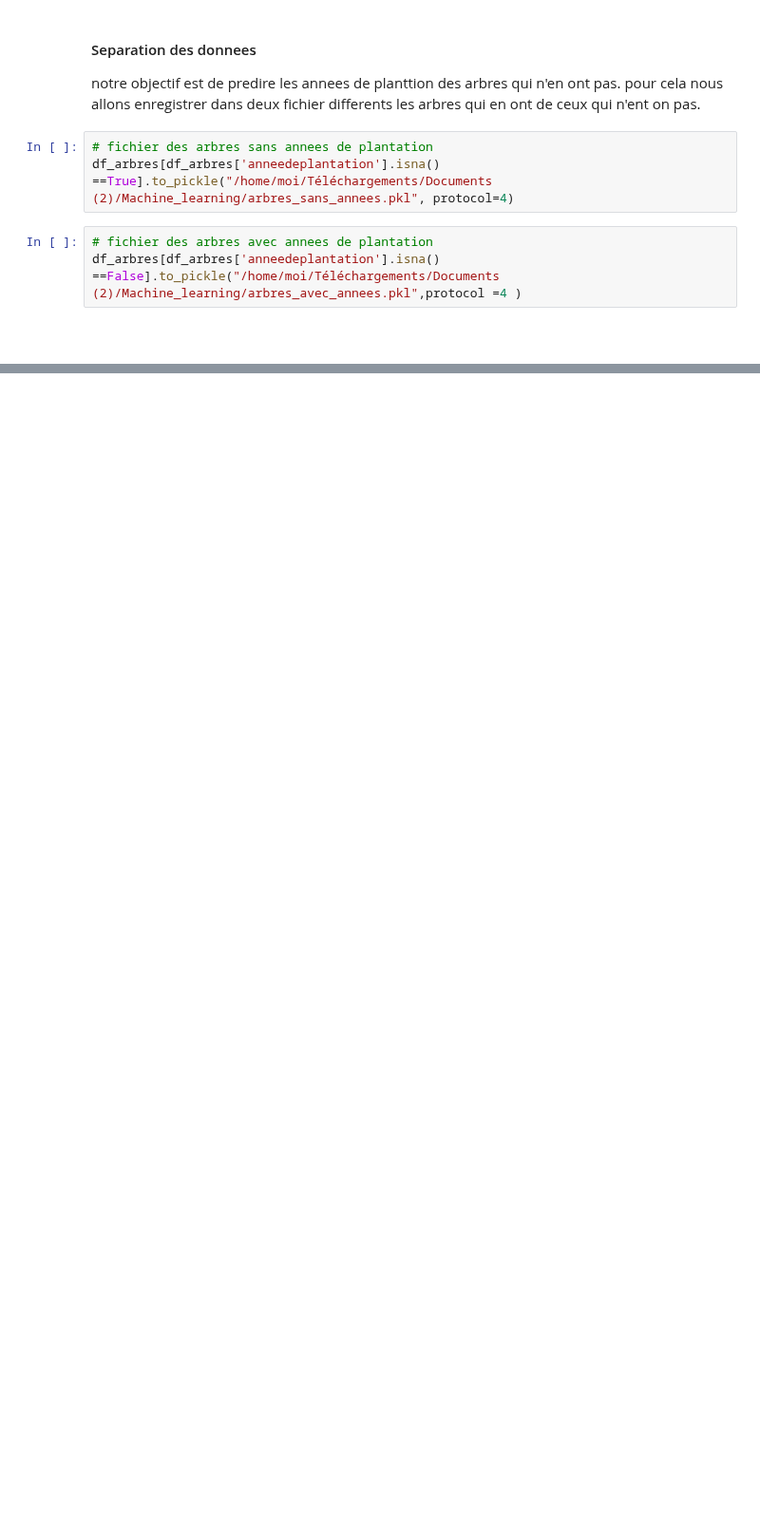
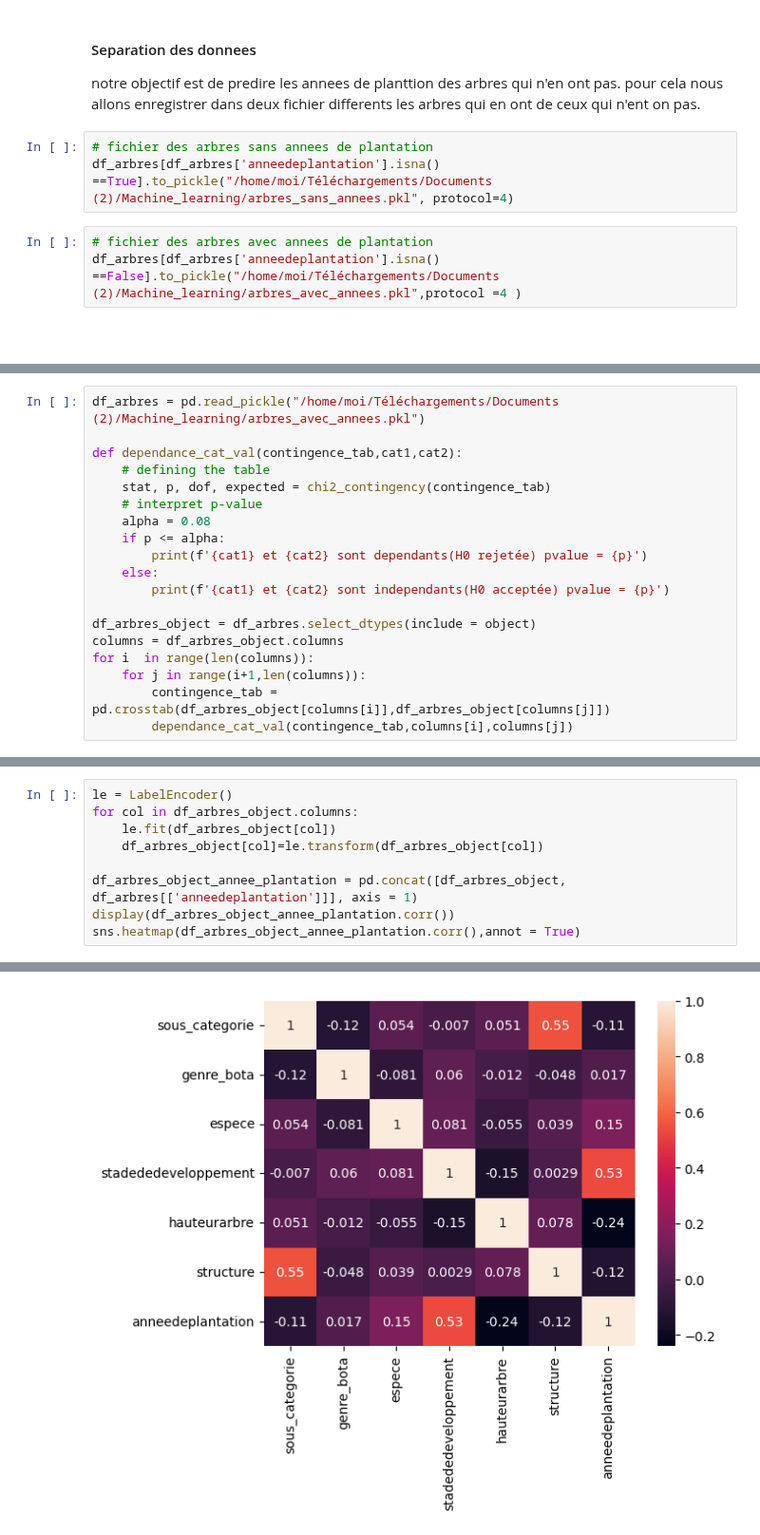
Before and after one commit to fabricepaka/Machine_learning, a Jupyter notebook: Predictions_annees_plantations_arbres_Grenoble/Modele_prediction_arbres_Grenoble.ipynb, the cells around one changed output, grey strips where cells are left out. Shown at 95% size. Drawn from its saved outputs; the diff is of its cells as text; blank space fills up the shorter version.

Commit message:
Debut de la modelisation machine learning

```diff
--- a/Predictions_annees_plantations_arbres_Grenoble/Modele_prediction_arbres_Grenoble.ipynb
+++ b/Predictions_annees_plantations_arbres_Grenoble/Modele_prediction_arbres_Grenoble.ipynb
@@ -234,0 +258,19 @@ df_arbres[df_arbres['anneedeplantation'].isna() ==False].to_pickle("/home/moi/T
+# %%
+df_arbres = pd.read_pickle("/home/moi/Téléchargements/Documents (2)/Machine_learning/arbres_avec_annees.pkl")
+
+def dependance_cat_val(contingence_tab,cat1,cat2):
+    # defining the table
+    stat, p, dof, expected = chi2_contingency(contingence_tab)
+    # interpret p-value
+    alpha = 0.08
+    if p <= alpha:
+	    print(f'{cat1} et {cat2} sont dependants(H0 rejetée) pvalue = {p}')
+    else:
+    	print(f'{cat1} et {cat2} sont independants(H0 acceptée) pvalue = {p}')
+
+df_arbres_object = df_arbres.select_dtypes(include = object)
+columns = df_arbres_object.columns
+for i  in range(len(columns)):
+    for j in range(i+1,len(columns)):
+        contingence_tab = pd.crosstab(df_arbres_object[columns[i]],df_arbres_object[columns[j]])
+        dependance_cat_val(contingence_tab,columns[i],columns[j])
@@ -234,0 +297,10 @@ df_arbres[df_arbres['anneedeplantation'].isna() ==False].to_pickle("/home/moi/T
+# %%
+le = LabelEncoder()
+for col in df_arbres_object.columns:
+    le.fit(df_arbres_object[col])
+    df_arbres_object[col]=le.transform(df_arbres_object[col])
+
+df_arbres_object_annee_plantation = pd.concat([df_arbres_object, df_arbres[['anneedeplantation']]], axis = 1)
+display(df_arbres_object_annee_plantation.corr())
+sns.heatmap(df_arbres_object_annee_plantation.corr(),annot = True)
+# %% [output]
@@ -234,0 +321 @@ df_arbres[df_arbres['anneedeplantation'].isna() ==False].to_pickle("/home/moi/T
+[figure, added]
```
Also changed, not shown: parts of 14 cells of this notebook.
